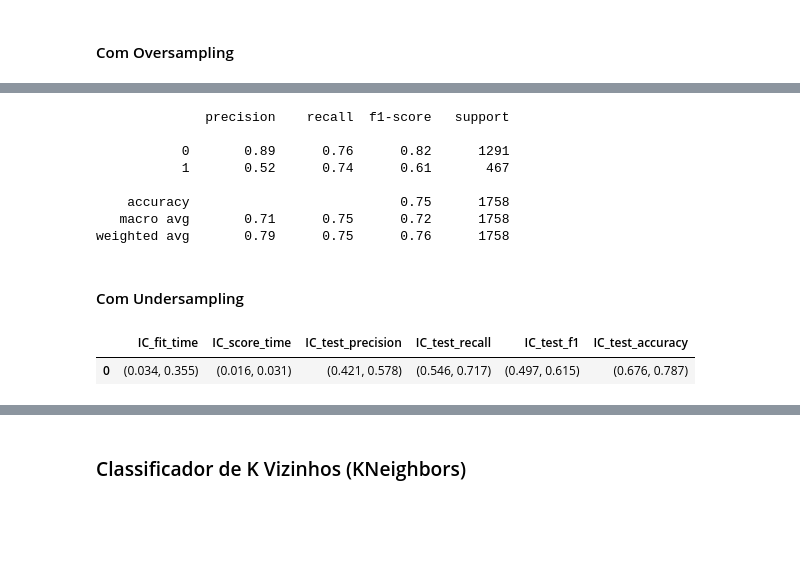
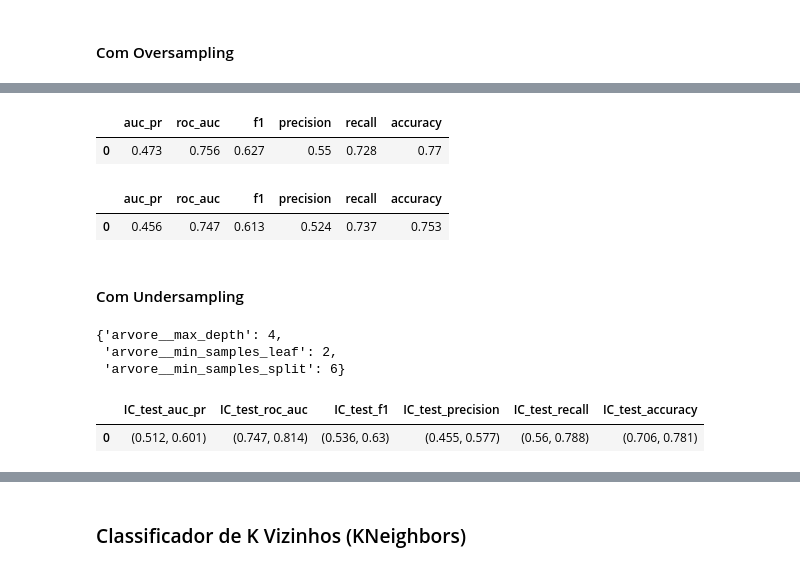
Before and after one commit to Angel-Arroyo-H/alura-data-science-challenge-3, a Jupyter notebook: Alura_DataScience_Challenge3.ipynb, the cells around one changed output, grey strips where cells are left out. Cells and saved outputs as stored; diff of their text form; code cells hidden in the pictures; blank space fills up the shorter version.

```diff
--- a/Alura_DataScience_Challenge3.ipynb
+++ b/Alura_DataScience_Challenge3.ipynb
@@ -468,3 +508,3 @@ intervalo_conf(cv_resultados)
 # %%
-modelo_arvore.fit(x_treino, y_treino)
+modelo_arvore_opt.fit(x_treino, y_treino)
 # %% [output]
@@ -510,5 +579,5 @@ intervalo_conf(cv_resultados)
 # %%
-pipeline_arvore_smote.fit(x_treino, y_treino)
+pipeline_arvore_smote_opt.fit(x_treino, y_treino,)
 # %% [output]
 Pipeline(steps=[('oversample', SMOTE(random_state=42)),
                 ('arvore',
@@ -528,27 +587,63 @@ weighted avg       0.80      0.77      0.78      5274
-# %%
-y_previsto = pipeline_arvore_smote.predict(x_teste)
-print(classification_report(y_teste, y_previsto, zero_division=0))
-# %% [output]
-              precision    recall  f1-score   support
-
-           0       0.89      0.76      0.82      1291
-           1       0.52      0.74      0.61       467
-
-    accuracy                           0.75      1758
-   macro avg       0.71      0.75      0.72      1758
-weighted avg       0.79      0.75      0.76      1758
+# %%
+# Métricas para o treino
+metricas(y_treino, pipeline_arvore_smote_opt.predict(x_treino)).round(3)
+# %% [output]
+|  | auc_pr | roc_auc | f1 | precision | recall | accuracy |
+| 0 | 0.473 | 0.756 | 0.627 | 0.55 | 0.728 | 0.77 |
+# %%
+# Métricas para o teste
+metricas(y_teste, pipeline_arvore_smote_opt.predict(x_teste)).round(3)
+# %% [output]
+|  | auc_pr | roc_auc | f1 | precision | recall | accuracy |
+| 0 | 0.456 | 0.747 | 0.613 | 0.524 | 0.737 | 0.753 |
 # %% [markdown]
 #### Com Undersampling
+# %%
+pipeline_arvore_nearmiss = imbpipeline([
+    ('undersample', NearMiss(version = 3))
+    ,('arvore', DecisionTreeClassifier(random_state=42))
+])
+
+# Otimizando os parâmetros da função
+grade_parametros = {
+    'arvore__max_depth': randint(2, 20)
+    ,'arvore__min_samples_split': randint(2, 10)
+    ,'arvore__min_samples_leaf': randint(1, 5)
+}
+
+random_search = RandomizedSearchCV(
+    estimator = pipeline_arvore_nearmiss
+    ,param_distributions=grade_parametros
+    ,n_iter=20
+    ,cv=5
+    ,scoring=scoring
+    ,verbose=0
+    ,random_state=42
+    ,refit='auc_pr'
+)
+random_search.fit(x_treino, y_treino)
+random_search.best_params_
+# %% [output]
+{'arvore__max_depth': 4,
+ 'arvore__min_samples_leaf': 2,
+ 'arvore__min_samples_split': 6}
 # %%
-modelo_arvore_nearmiss = DecisionTreeClassifier(max_depth = 5,random_state=42)
-pipeline_arvore_nearmiss = imbpipeline([
+pipeline_arvore_nearmiss_opt = imbpipeline([
     ('undersample', NearMiss(version = 3))
-    ,('arvore', modelo_arvore_smote)
+    ,('arvore', DecisionTreeClassifier(random_state=42))
 ])
+pipeline_arvore_nearmiss_opt.set_params(**random_search.best_params_)
+
 skf = StratifiedKFold(n_splits = 5, shuffle = True, random_state = 42)
-cv_resultados = cross_validate(pipeline_arvore_nearmiss, x_treino, y_treino, cv = skf, scoring = scoring)
+cv_resultados = cross_validate(
+    pipeline_arvore_nearmiss_opt
+    ,x_treino
+    ,y_treino
+    ,cv = skf
+    ,scoring = scoring
+)
 intervalo_conf(cv_resultados)
 # %% [output]
-|  | IC_fit_time | IC_score_time | IC_test_precision | IC_test_recall | IC_test_f1 | IC_test_accuracy |
-| 0 | (0.034, 0.355) | (0.016, 0.031) | (0.421, 0.578) | (0.546, 0.717) | (0.497, 0.615) | (0.676, 0.787) |
+|  | IC_test_auc_pr | IC_test_roc_auc | IC_test_f1 | IC_test_precision | IC_test_recall | IC_test_accuracy |
+| 0 | (0.512, 0.601) | (0.747, 0.814) | (0.536, 0.63) | (0.455, 0.577) | (0.56, 0.788) | (0.706, 0.781) |
 # %%
```
Also changed, not shown: parts of 80 cells of this notebook.
